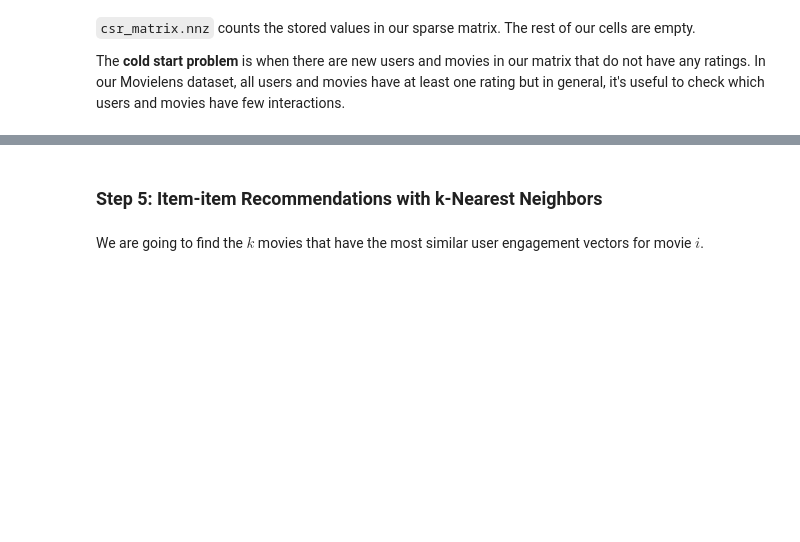
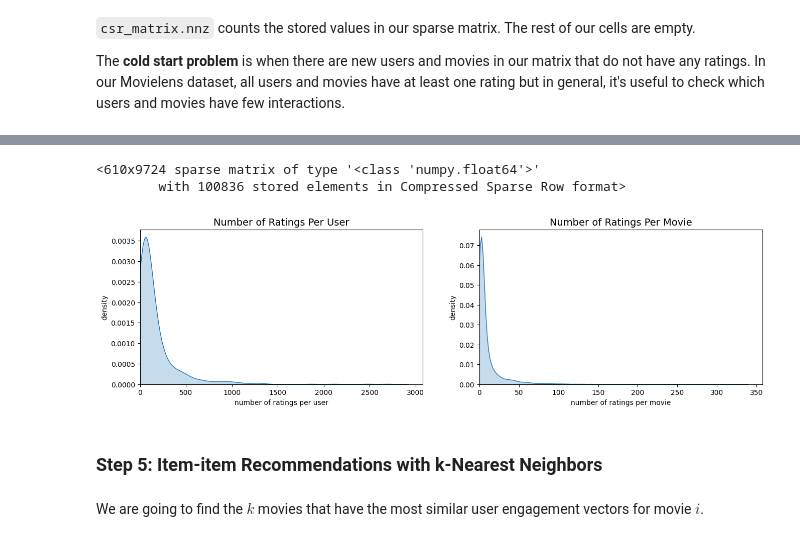
Before and after one commit to TaiNgo2112003/Demo_Team1, a Jupyter notebook: tutorial_walkthrough.ipynb, the cells around one changed output, grey strips where cells are left out. Saved outputs shown, nothing was run; the diff lists cells and outputs as text; code cells hidden in the pictures; blank space fills up the shorter version.

```diff
--- a/tutorial_walkthrough.ipynb
+++ b/tutorial_walkthrough.ipynb
@@ -202,8 +384,8 @@ def create_X(df):
         movie_mapper: dict that maps movie id's to movie indices
         movie_inv_mapper: dict that maps movie indices to movie id's
     """
-    M = df[' '].nunique()
-    N = df[' '].nunique()
+    M = df['userId'].nunique()
+    N = df['movieId'].nunique()
 
     user_mapper = dict(zip(np.unique(df["userId"]), list(range(M))))
     movie_mapper = dict(zip(np.unique(df["movieId"]), list(range(N))))
@@ -241,0 +445,3 @@ len(n_ratings_per_user)
+# %%
+n_ratings_per_user = X.getnnz(axis = 1)
+len(n_ratings_per_user)# this code to know who are our most active users ?
@@ -247,0 +458,3 @@ len(n_ratings_per_movie)
+# %%
+n_ratings_per_movie = X.getnnz(axis = 0)
+len(n_ratings_per_movie) # this code to  see a number of ratings per movie
@@ -251,18 +469,25 @@ print(f"Least rated movie has {n_ratings_per_movie.min()} ratings.")
+# %%
+X
+# %% [output]
+<610x9724 sparse matrix of type '<class 'numpy.float64'>'
+        with 100836 stored elements in Compressed Sparse Row format>
 # %%
 plt.figure(figsize=(16,4))
 plt.subplot(1,2,1)
-sns.kdeplot(n_ratings_per_user, shade=True)
+sns.kdeplot(n_ratings_per_user, fill=True)
 plt.xlim(0)
 plt.title("Number of Ratings Per User", fontsize=14)
 plt.xlabel("number of ratings per user")
 plt.ylabel("density")
 plt.subplot(1,2,2)
-sns.kdeplot(n_ratings_per_movie, shade=True)
+sns.kdeplot(n_ratings_per_movie, fill=True)
 plt.xlim(0)
 plt.title("Number of Ratings Per Movie", fontsize=14)
 plt.xlabel("number of ratings per movie")
 plt.ylabel("density")
 plt.show()
+# %% [output]
+[figure, added]
 # %% [markdown]
 ### Step 5: Item-item Recommendations with k-Nearest Neighbors
 # %% [markdown]
```
Also changed, not shown: parts of 74 cells of this notebook.
